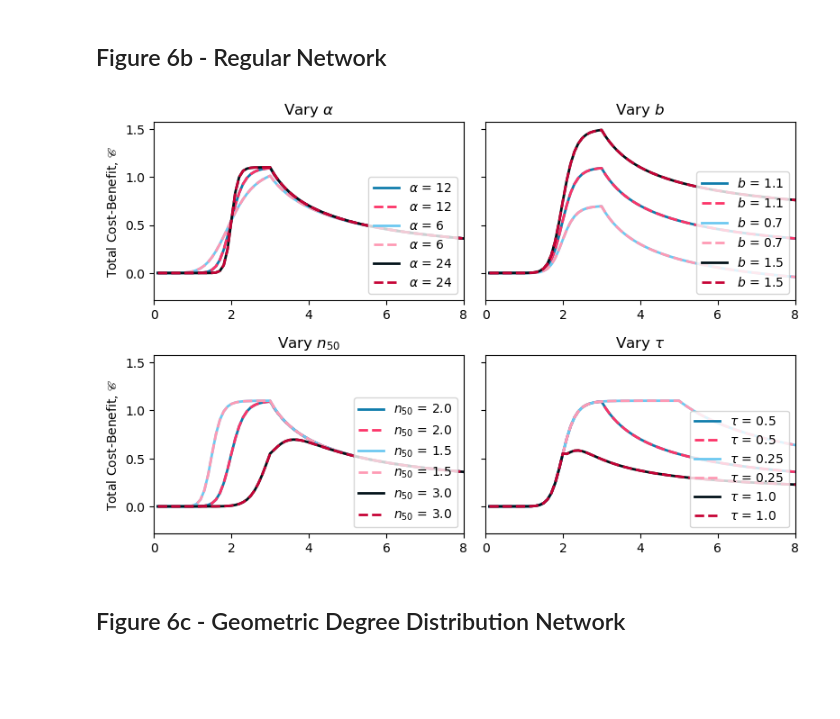
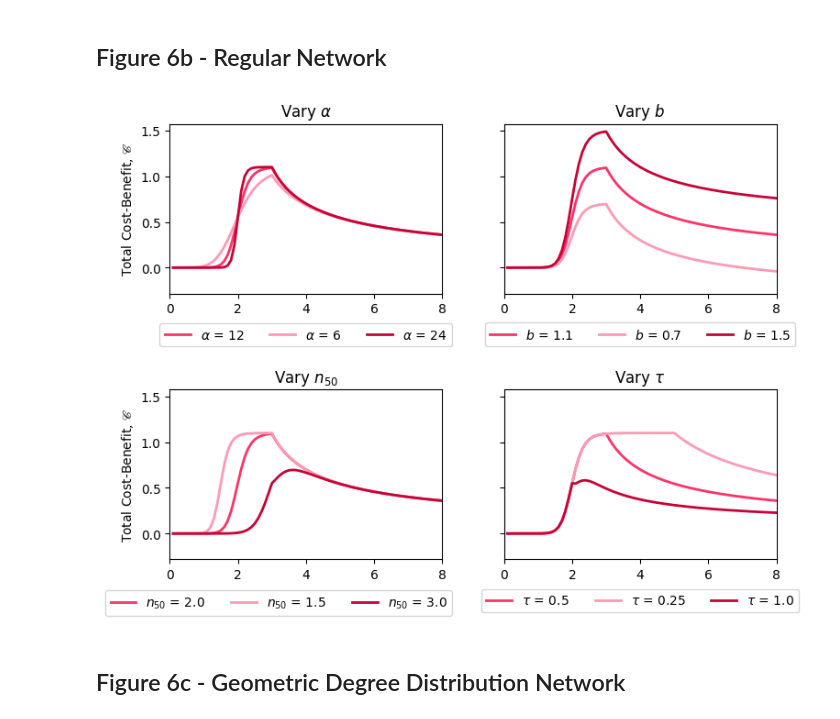
Before and after one commit to thatchai-b/article-trade-off-infs-social-interacts, a Jupyter notebook: Figure_6_sensitivity.ipynb, the cells around one changed output. Drawn from its saved outputs; the diff is of its cells as text; code cells hidden in the pictures; blank space fills up the shorter version.

```diff
--- a/Figure_6_sensitivity.ipynb
+++ b/Figure_6_sensitivity.ipynb
@@ -177,18 +178,19 @@ plt.savefig('/Users/user/overleaf/pairwise-optimal/Paper-Figures/poisrange.pdf')
 # %% [markdown]
 ## Figure 6b - Regular Network
 # %%
-fig, ax = plt.subplots(2, 2, figsize=(8, 16/3), sharey=True)
+fig, ax = plt.subplots(2, 2, figsize=(8, 6), sharey=True)
 
 ax_nreg = np.ravel(ax)[0]
 for j in range(0,3):
     bf = lambda x: benefit_FOM(x, alran[j], bran[0], n50ran[0])
+    # ax_nreg.plot(meanlink_range,
+    #              bf(meanlink_range) - cost_func_nreg(meanlink_range, tauran[0], gamma),
+    #              color=lighten_color(colour_set[2],ll[j]), linewidth=2, label=r'$\alpha$ = ' + str(alran[j]))
     ax_nreg.plot(meanlink_range,
                  bf(meanlink_range) - cost_func_nreg(meanlink_range, tauran[0], gamma),
-                 color=lighten_color(colour_set[2],ll[j]), linewidth=2, label=r'$\alpha$ = ' + str(alran[j]))
-    ax_nreg.plot(meanlink_range,
-                 bf(meanlink_range) - cost_func_nreg(meanlink_range, tauran[0], gamma),
-                 color=lighten_color(colour_set[1],ll[j]), linestyle='--', linewidth=2, label=r'$\alpha$ = ' + str(alran[j]))
-ax_nreg.legend(loc='lower right')
+                 color=lighten_color(colour_set[1],ll[j]), linestyle='-', linewidth=2, label=r'$\alpha$ = ' + str(alran[j]))
+#ax_nreg.legend(ncol=3, bbox_to_anchor=(0.50,-0.50), loc='lower center')
+ax_nreg.legend(ncol=3, bbox_to_anchor=(0.50,-0.35), loc='lower center')
 ax_nreg.set_ylabel('Total Cost-Benefit, $\mathscr{C}$')
 ax_nreg.set_xticks(np.arange(0, maxmeanlink+1, 2))
 ax_nreg.set_xlim([0, 8])
@@ -196,50 +198,50 @@ ax_nreg.set_title(r'Vary $\alpha$')
 
 ax_nreg = np.ravel(ax)[1]
 for j in range(0,3):
     bf = lambda x: benefit_FOM(x, alran[0], bran[j], n50ran[0])
+    # ax_nreg.plot(meanlink_range,
+    #              bf(meanlink_range) - cost_func_nreg(meanlink_range, tauran[0], gamma),
+    #              color=lighten_color(colour_set[2],ll[j]), linewidth=2, label=r'$b$ = ' + str(bran[j]))
     ax_nreg.plot(meanlink_range,
                  bf(meanlink_range) - cost_func_nreg(meanlink_range, tauran[0], gamma),
-                 color=lighten_color(colour_set[2],ll[j]), linewidth=2, label=r'$b$ = ' + str(bran[j]))
-    ax_nreg.plot(meanlink_range,
-                 bf(meanlink_range) - cost_func_nreg(meanlink_range, tauran[0], gamma),
-                 color=lighten_color(colour_set[1],ll[j]), linestyle='--', linewidth=2, label=r'$b$ = ' + str(bran[j]))
-ax_nreg.legend(loc='lower right')
+                 color=lighten_color(colour_set[1],ll[j]), linestyle='-', linewidth=2, label=r'$b$ = ' + str(bran[j]))
+#ax_nreg.legend(ncol=3, bbox_to_anchor=(0.50,-0.50), loc='lower center')
+ax_nreg.legend(ncol=3, bbox_to_anchor=(0.50,-0.35), loc='lower center')
 ax_nreg.set_xticks(np.arange(0, maxmeanlink+1, 2))
 ax_nreg.set_xlim([0, 8])
 ax_nreg.set_title(r'Vary $b$')
 
 ax_nreg = np.ravel(ax)[2]
 for j in range(0,3):
     bf = lambda x: benefit_FOM(x, alran[0], bran[0], n50ran[j])
+    # ax_nreg.plot(meanlink_range,
+    #              bf(meanlink_range) - cost_func_nreg(meanlink_range, tauran[0], gamma),
+    #              color=lighten_color(colour_set[2],ll[j]), linewidth=2, label=r'$n_{50}$ = ' + str(n50ran[j]))
     ax_nreg.plot(meanlink_range,
                  bf(meanlink_range) - cost_func_nreg(meanlink_range, tauran[0], gamma),
-                 color=lighten_color(colour_set[2],ll[j]), linewidth=2, label=r'$n_{50}$ = ' + str(n50ran[j]))
-    ax_nreg.plot(meanlink_range,
-                 bf(meanlink_range) - cost_func_nreg(meanlink_range, tauran[0], gamma),
-                 color=lighten_color(colour_set[1],ll[j]), linestyle='--', linewidth=2, label=r'$n_{50}$ = ' + str(n50ran[j]))
-ax_nreg.legend(loc='lower right')
+                 color=lighten_color(colour_set[1],ll[j]), linestyle='-', linewidth=2, label=r'$n_{50}$ = ' + str(n50ran[j]))
+ax_nreg.legend(ncol=3, bbox_to_anchor=(0.40,-0.37), loc='lower center')
 ax_nreg.set_ylabel('Total Cost-Benefit, $\mathscr{C}$')
 ax_nreg.set_xticks(np.arange(0, maxmeanlink+1, 2))
 ax_nreg.set_xlim([0, 8])
 ax_nreg.set_title(r'Vary $n_{50}$')
 
 ax_nreg = np.ravel(ax)[3]
 for j in range(0,3):
     bf = lambda x: benefit_FOM(x, alran[0], bran[0], n50ran[0])
+    # ax_nreg.plot(meanlink_range,
+    #              bf(meanlink_range) - cost_func_nreg(meanlink_range, tauran[j], gamma),
+    #              color=lighten_color(colour_set[2],ll[j]), linewidth=2, label=r'$\tau$ = ' + str(tauran[j]))
     ax_nreg.plot(meanlink_range,
                  bf(meanlink_range) - cost_func_nreg(meanlink_range, tauran[j], gamma),
-                 color=lighten_color(colour_set[2],ll[j]), linewidth=2, label=r'$\tau$ = ' + str(tauran[j]))
-    ax_nreg.plot(meanlink_range,
-                 bf(meanlink_range) - cost_func_nreg(meanlink_range, tauran[j], gamma),
-                 color=lighten_color(colour_set[1],ll[j]), linestyle='--', linewidth=2, label=r'$\tau$ = ' + str(tauran[j]))
-ax_nreg.legend(loc='lower right')
+                 color=lighten_color(colour_set[1],ll[j]), linestyle='-', linewidth=2, label=r'$\tau$ = ' + str(tauran[j]))
+ax_nreg.legend(ncol=3, bbox_to_anchor=(0.50,-0.35), loc='lower center')
 ax_nreg.set_xticks(np.arange(0, maxmeanlink+1, 2))
 ax_nreg.set_xlim([0, 8])
 ax_nreg.set_title(r'Vary $\tau$')
 plt.tight_layout()
-plt.savefig('/Users/user/overleaf/pairwise-optimal/Paper-Figures/regrange.pdf')
 # %% [output]
-[figure, old version]
+[figure, new version]
 # %% [markdown]
 ## Figure 6c - Geometric Degree Distribution Network
 # %%
```
Also changed, not shown: parts of 2 cells of this notebook.
